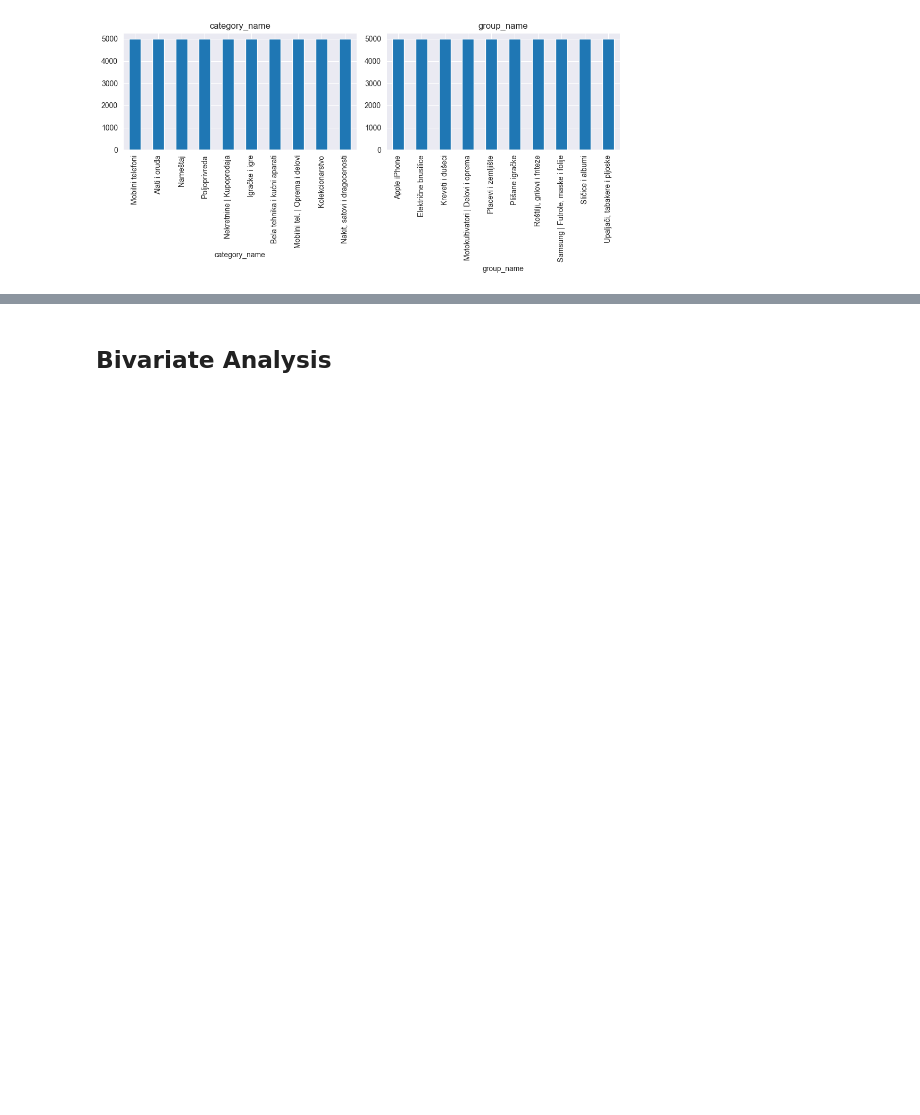
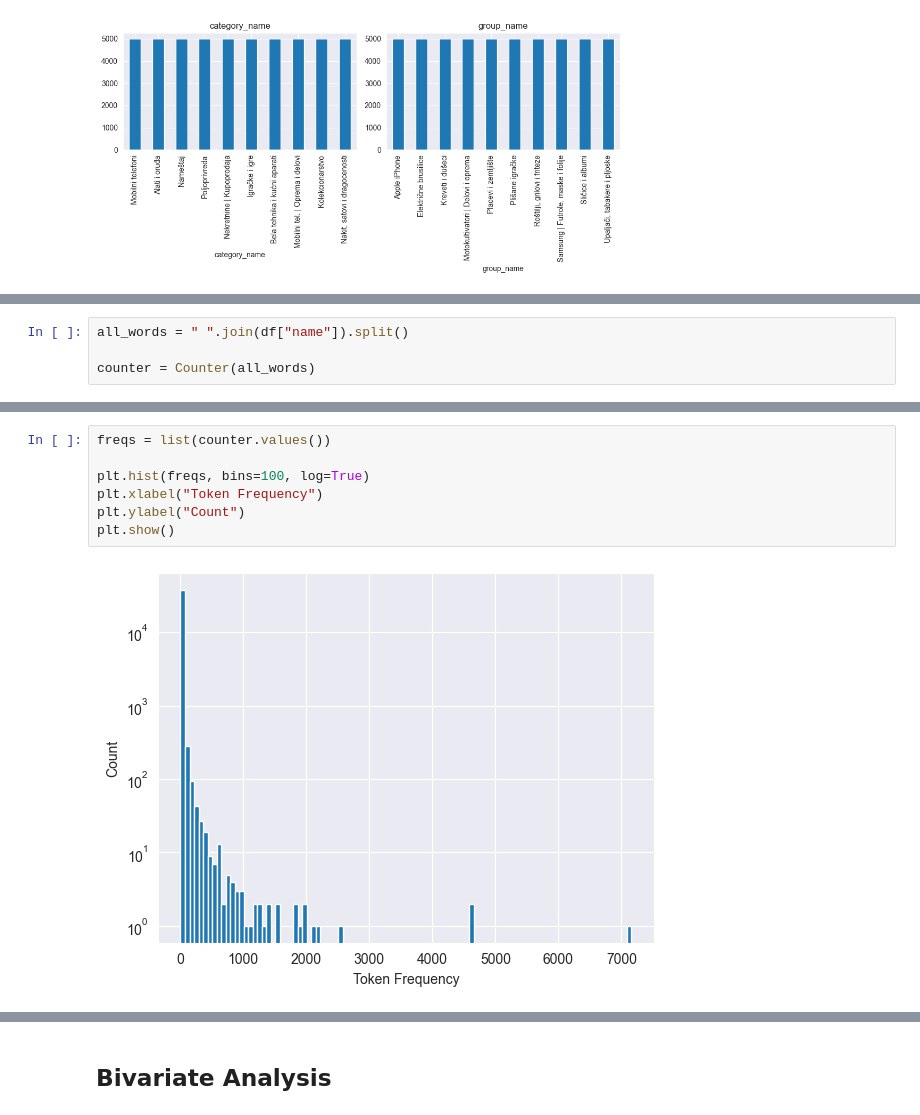
Before and after one commit to DaniloMandusic/Advertisement-Group-Classification, a Jupyter notebook: notebooks/01_eda.ipynb, the cells around one changed output, grey strips where cells are left out. Cells and saved outputs as stored; diff of their text form; blank space fills up the shorter version.

```diff
--- a/notebooks/01_eda.ipynb
+++ b/notebooks/01_eda.ipynb
@@ -166,0 +211,4 @@ plot_utils.plot_figure(df, [col for col in cat_cols if df[col].nunique() < 20],
+# %%
+all_words = " ".join(df["name"]).split()
+
+counter = Counter(all_words)
@@ -166,0 +244,9 @@ plot_utils.plot_figure(df, [col for col in cat_cols if df[col].nunique() < 20],
+# %%
+freqs = list(counter.values())
+
+plt.hist(freqs, bins=100, log=True)
+plt.xlabel("Token Frequency")
+plt.ylabel("Count")
+plt.show()
+# %% [output]
+[figure, added]
```
Also changed, not shown: parts of 16 cells of this notebook.
